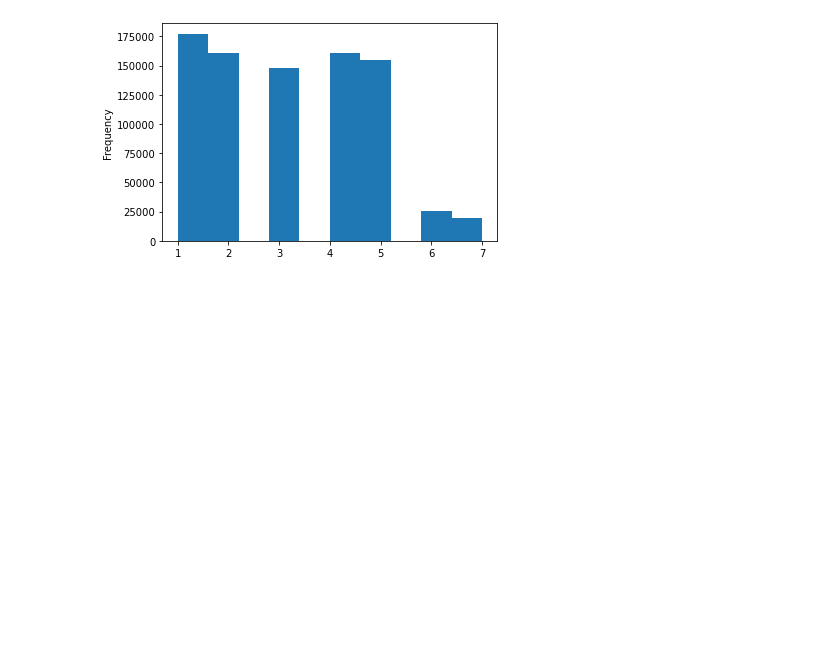
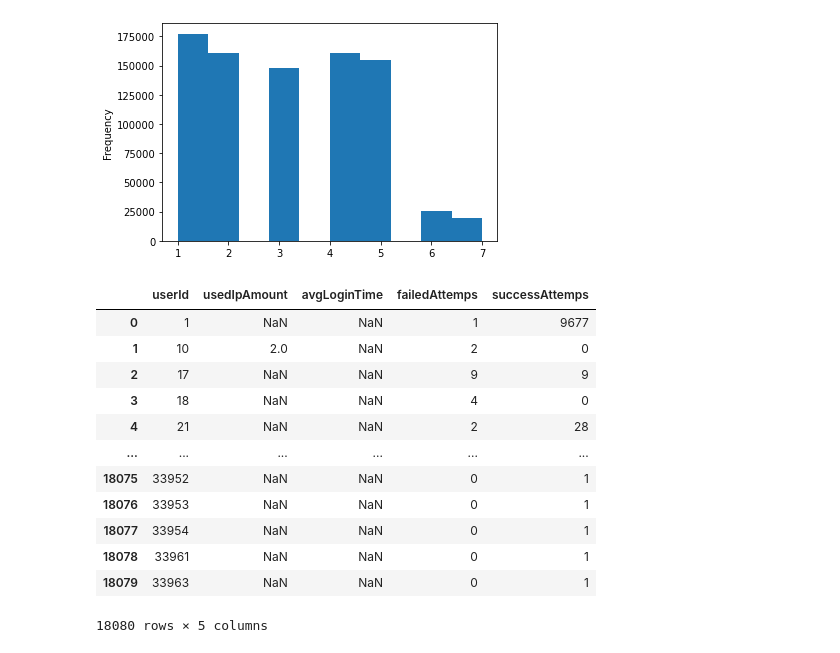
Before and after one commit to carloleo/AI-for-cybersecurity, a Jupyter notebook: AI project.ipynb, the cells around one changed output. Saved outputs shown, nothing was run; the diff lists cells and outputs as text; code cells hidden in the pictures; blank space fills up the shorter version.

Commit message:
second dataset initial commit

```diff
--- a/AI project.ipynb
+++ b/AI project.ipynb
@@ -96,4 +96,23 @@ userIdNumber
 # %%
 # group by the userId
 df_groupbyUserId = df_.groupby('userId')
-userIdCount = df_groupbyUserId.userId.count()
+#userIdCount = df_groupbyUserId.userId.cout
+users_id = []
+for key, value in df_groupbyUserId:
+    users_id.append(key)
+# user_id - value
+usersdIpAmount = df_groupbyUserId["ip"].nunique()
+# user_id - value
+failedAttemps = {}
+successAttemps = {}
+def f(x):
+    return x == 2
+for i in users_id:
+    user_group = df_groupbyUserId.get_group(i)
+    #filter(f,user_group)
+    ctr = user_group[user_group["eventType"] == 2].count()
+    failedAttemps[i] = ctr["eventType"]
+    ctr = user_group[user_group["eventType"] == 1].count()
+    successAttemps[i] =ctr["eventType"]
+
+print(successAttemps)
@@ -203,0 +212,22 @@ plt.show()
+# %%
+# setting up 2nd dataset
+df_users = pd.DataFrame(columns=["userId","usedIpAmount","avgLoginTime","failedAttemps","successAttemps"])
+df_users["userId"] = users_id
+df_users["usedIpAmount"] = usedIpAmount
+df_users["failedAttemps"] = failedAttemps.values()
+df_users["successAttemps"] = successAttemps.values()
+df_users
+# %% [output]
+|  | userId | usedIpAmount | avgLoginTime | failedAttemps | successAttemps |
+| 0 | 1 | NaN | NaN | 1 | 9677 |
+| 1 | 10 | 2.0 | NaN | 2 | 0 |
+| 2 | 17 | NaN | NaN | 9 | 9 |
+| 3 | 18 | NaN | NaN | 4 | 0 |
+| 4 | 21 | NaN | NaN | 2 | 28 |
+| ... | ... | ... | ... | ... | ... |
+| 18075 | 33952 | NaN | NaN | 0 | 1 |
+| 18076 | 33953 | NaN | NaN | 0 | 1 |
+| 18077 | 33954 | NaN | NaN | 0 | 1 |
+| 18078 | 33961 | NaN | NaN | 0 | 1 |
+| 18079 | 33963 | NaN | NaN | 0 | 1 |
+18080 rows × 5 columns
```
Also changed, not shown: parts of 5 cells of this notebook.
